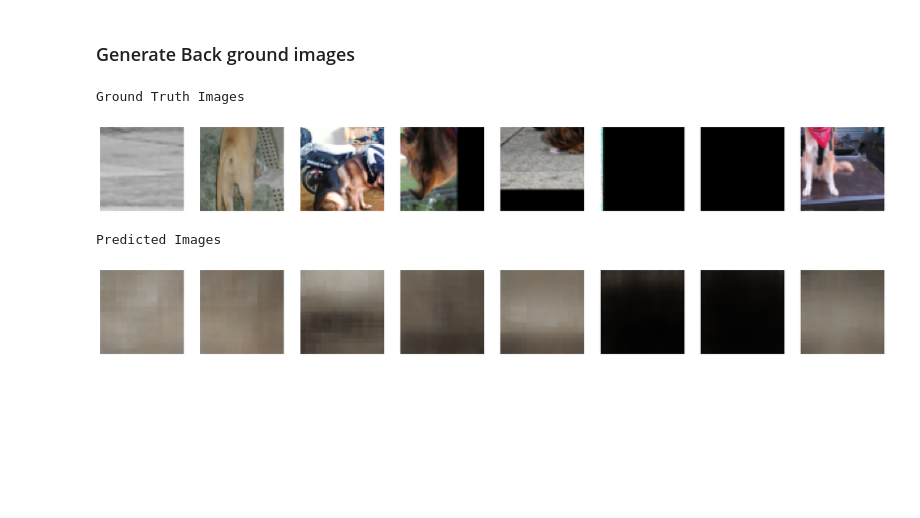
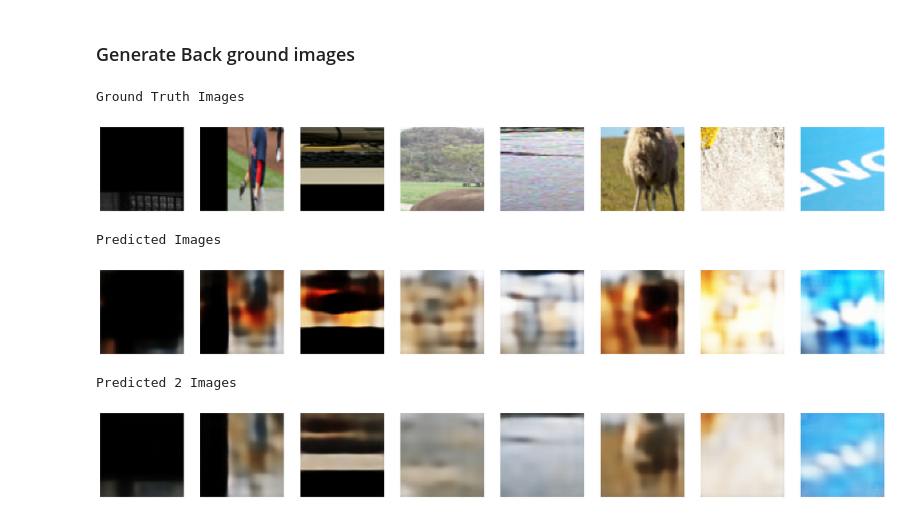
Before and after one commit to deepakdhull80/vqvae-pytorch, a Jupyter notebook: nb/generate_conditional_img.ipynb, the cells around one changed output. Cells and saved outputs as stored; diff of their text form; code cells hidden in the pictures; blank space fills up the shorter version.

```diff
--- a/nb/generate_conditional_img.ipynb
+++ b/nb/generate_conditional_img.ipynb
@@ -75,7 +86,7 @@ Random Generated Images
 ### Generate Back ground images
 # %%
 ds = COCOConditionalDataset(cfg, disable_tansforms=False, train=False)
-dl = torch.utils.data.DataLoader(ds, batch_size=8)
+dl = torch.utils.data.DataLoader(ds, batch_size=8, shuffle=True)
 batch = next(iter(dl))
 # %%
 img, label = batch
@@ -87,13 +93,32 @@ output, kl_loss = out
+# %%
+with torch.no_grad():
+    z = model.encoder(img)
+    z = torch.rand_like(z) * 0.5 + z * 0.5
+    mu = model.mu_fc(z)
+    log_var = model.log_var_fc(z)
+    epsilon = torch.rand_like(z)
+    sigma = torch.exp(0.5 * log_var)
+    z = mu + sigma * epsilon
+    z = torch.concat([z, label], dim=1)
+    out1 = model.decoder(z)
+    out2 = model(img, label)
+# %%
+output1 = out1
+output2, kl_loss = out2
 # %%
-gt_imgs, p_imgs = [], []
-for i in range(output.shape[0]):
+gt_imgs, p_imgs, p2_imgs = [], [], []
+for i in range(output1.shape[0]):
     gt_imgs.append(np.array(transform(img[i])))
-    p_imgs.append(np.array(transform(output[i])))
+    p_imgs.append(np.array(transform(output1[i])))
+    p2_imgs.append(np.array(transform(output2[i])))
 # %%
 plot_images(gt_imgs, "Ground Truth")
 plot_images(p_imgs, "Predicted")
+plot_images(p2_imgs, "Predicted 2")
 # %% [output]
 Ground Truth Images
-[figure, old version]
+[figure, new version]
 Predicted Images
-[figure, old version]
+[figure, new version]
+Predicted 2 Images
+[figure, added]
```
Also changed, not shown: parts of 6 cells of this notebook, 3 other files.
